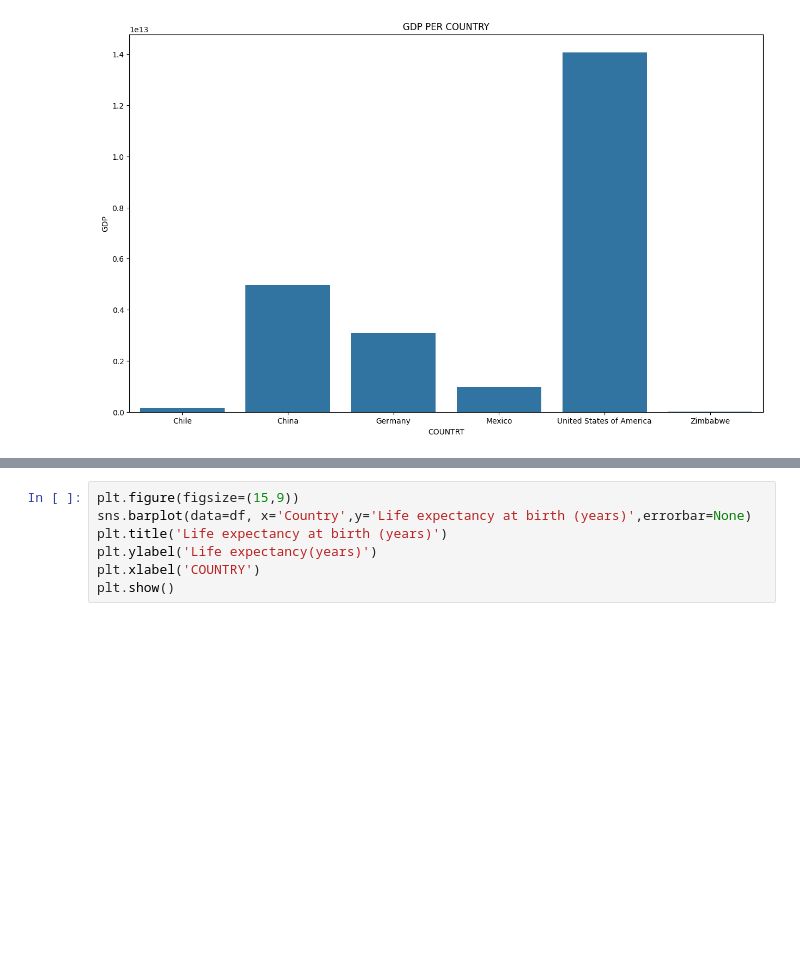
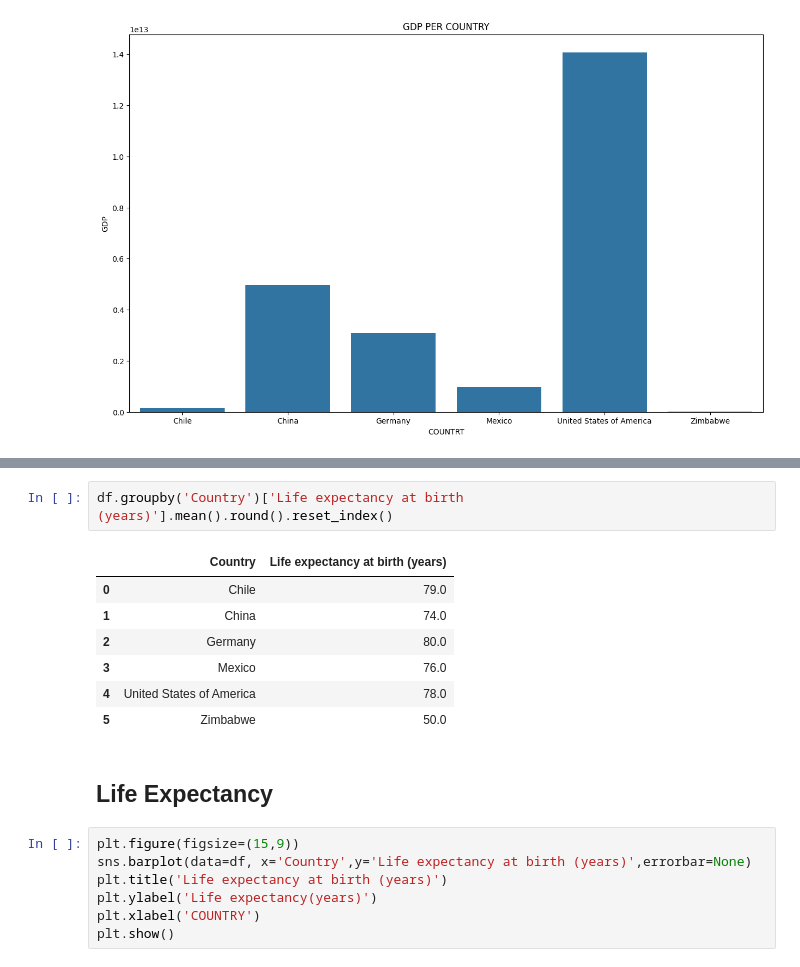
Before and after one commit to fezphantom/Life_expectancy, a Jupyter notebook: life_expectancy_gdp.ipynb, the cells around one changed output, grey strips where cells are left out. Cells and saved outputs as stored; diff of their text form; blank space fills up the shorter version.

```diff
--- a/life_expectancy_gdp.ipynb
+++ b/life_expectancy_gdp.ipynb
@@ -96,3 +113,15 @@ plt.show()
+# %%
+df.groupby('Country')['Life expectancy at birth (years)'].mean().round().reset_index()
+# %% [output]
+|  | Country | Life expectancy at birth (years) |
+| 0 | Chile | 79.0 |
+| 1 | China | 74.0 |
+| 2 | Germany | 80.0 |
+| 3 | Mexico | 76.0 |
+| 4 | United States of America | 78.0 |
+| 5 | Zimbabwe | 50.0 |
+# %% [markdown]
+## Life Expectancy
 # %%
 plt.figure(figsize=(15,9))
 sns.barplot(data=df, x='Country',y='Life expectancy at birth (years)',errorbar=None)
```
Also changed, not shown: parts of 11 cells of this notebook.
